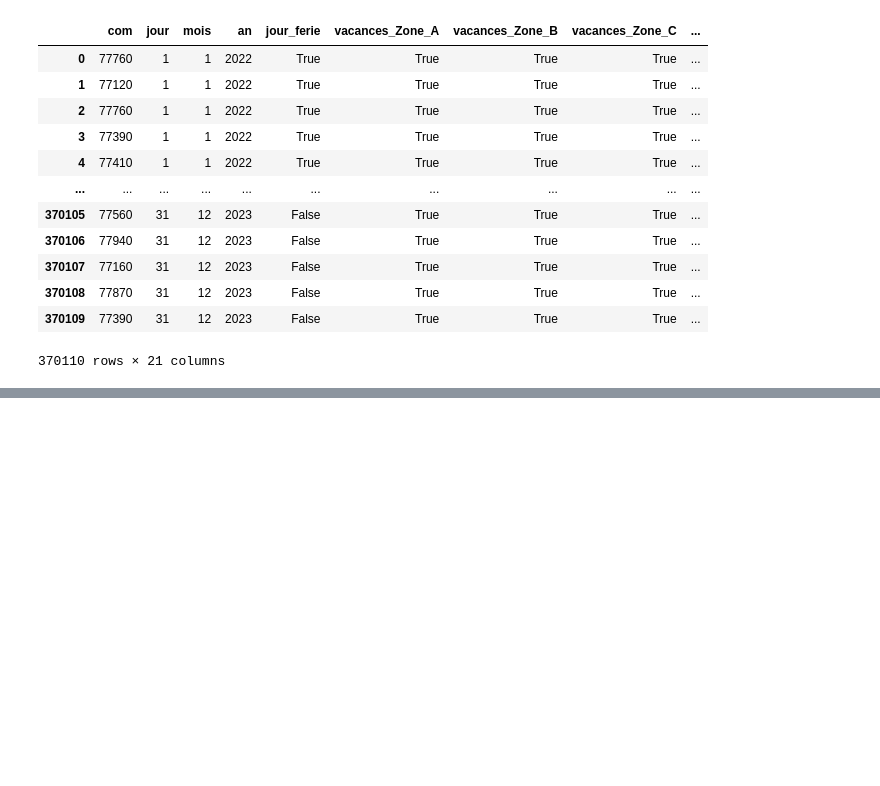
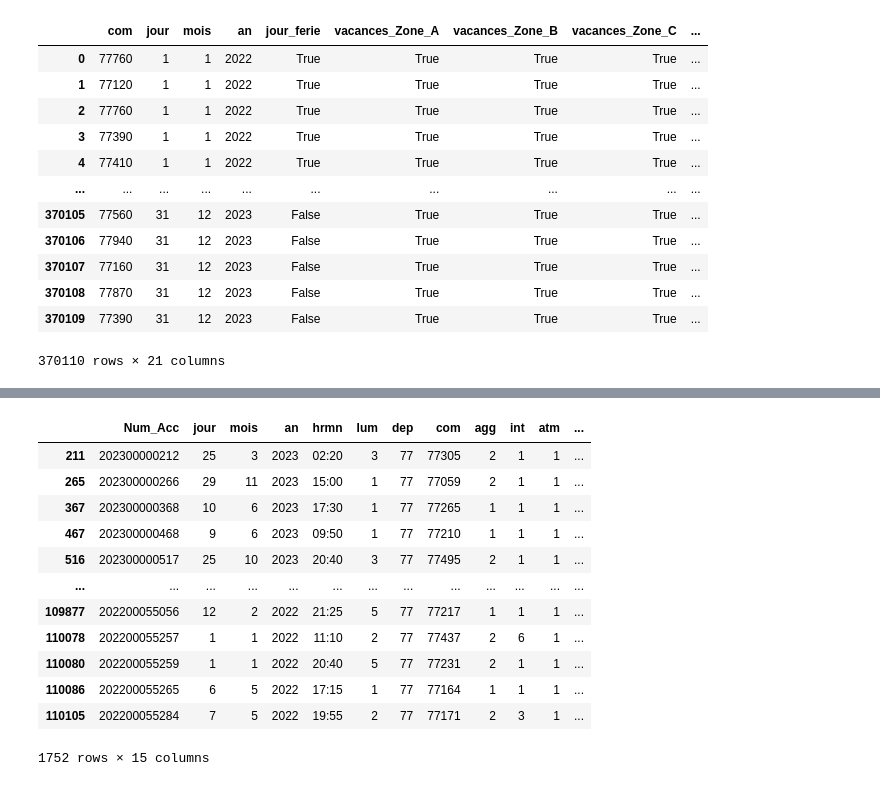
Before and after one commit to littlerobinson/ml-rescue-predict, a Jupyter notebook: notebooks/maurice.ipynb, the cells around one changed output, grey strips where cells are left out. Drawn from its saved outputs; the diff is of its cells as text; code cells hidden in the pictures; blank space fills up the shorter version.

```diff
--- a/notebooks/maurice.ipynb
+++ b/notebooks/maurice.ipynb
@@ -278,0 +320,18 @@ df_final_77
+# %%
+df_77 = df1[df1["dep"] == '77']
+# %%
+df_77
+# %% [output]
+|  | Num_Acc | jour | mois | an | hrmn | lum | dep | com | agg | int | atm | ... |
+| 211 | 202300000212 | 25 | 3 | 2023 | 02:20 | 3 | 77 | 77305 | 2 | 1 | 1 | ... |
+| 265 | 202300000266 | 29 | 11 | 2023 | 15:00 | 1 | 77 | 77059 | 2 | 1 | 1 | ... |
+| 367 | 202300000368 | 10 | 6 | 2023 | 17:30 | 1 | 77 | 77265 | 1 | 1 | 1 | ... |
+| 467 | 202300000468 | 9 | 6 | 2023 | 09:50 | 1 | 77 | 77210 | 1 | 1 | 1 | ... |
+| 516 | 202300000517 | 25 | 10 | 2023 | 20:40 | 3 | 77 | 77495 | 2 | 1 | 1 | ... |
+| ... | ... | ... | ... | ... | ... | ... | ... | ... | ... | ... | ... | ... |
+| 109877 | 202200055056 | 12 | 2 | 2022 | 21:25 | 5 | 77 | 77217 | 1 | 1 | 1 | ... |
+| 110078 | 202200055257 | 1 | 1 | 2022 | 11:10 | 2 | 77 | 77437 | 2 | 6 | 1 | ... |
+| 110080 | 202200055259 | 1 | 1 | 2022 | 20:40 | 5 | 77 | 77231 | 2 | 1 | 1 | ... |
+| 110086 | 202200055265 | 6 | 5 | 2022 | 17:15 | 1 | 77 | 77164 | 1 | 1 | 1 | ... |
+| 110105 | 202200055284 | 7 | 5 | 2022 | 19:55 | 2 | 77 | 77171 | 2 | 3 | 1 | ... |
+1752 rows × 15 columns
```
Also changed, not shown: parts of 10 cells of this notebook, 5 other files.
